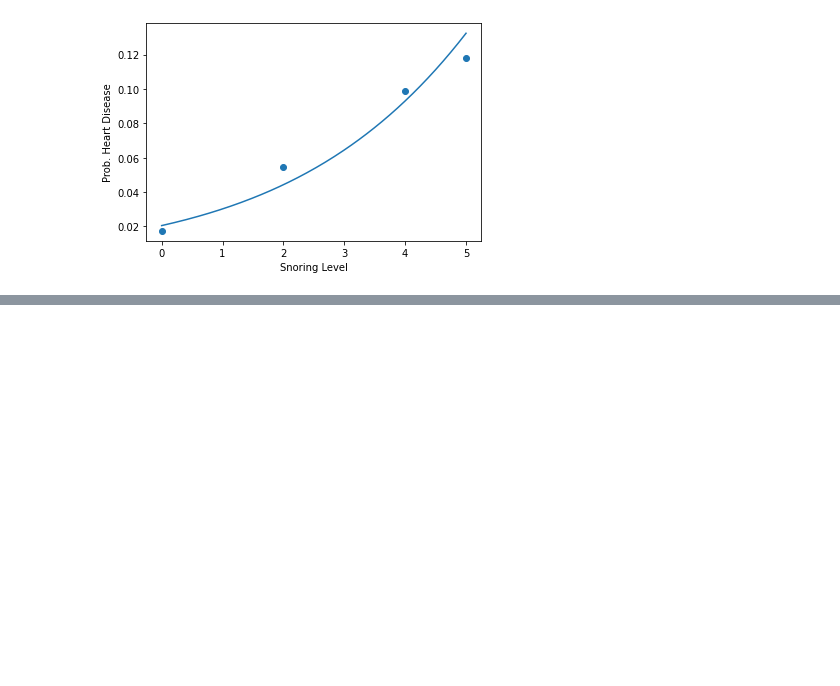
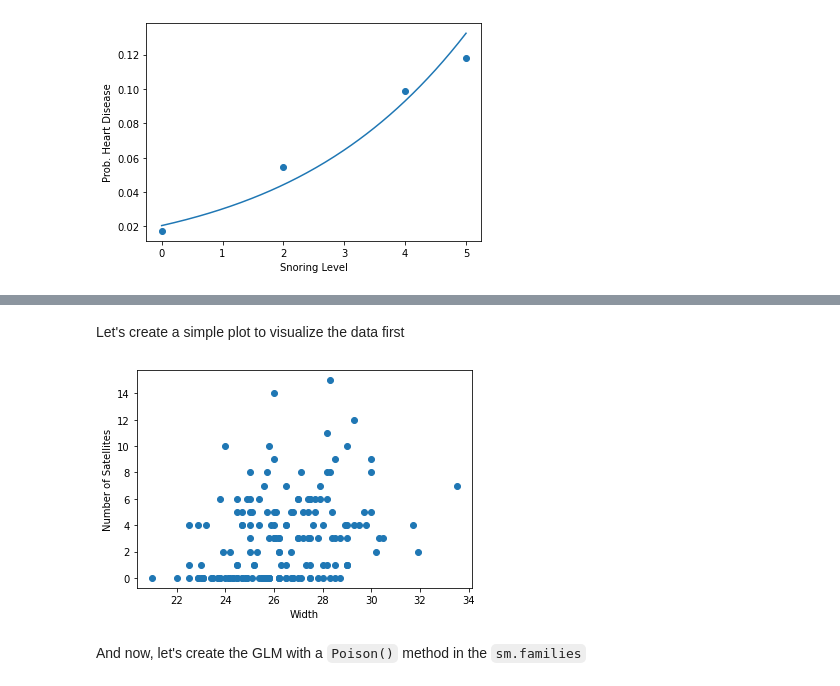
Before and after one commit to dalexa10/Python_Data_Science, a Jupyter notebook: Statistical_Modeling/GLM/generalized_linear_model.ipynb, the cells around one changed output, grey strips where cells are left out. Drawn from its saved outputs; the diff is of its cells as text; code cells hidden in the pictures; blank space fills up the shorter version.

```diff
--- a/Statistical_Modeling/GLM/generalized_linear_model.ipynb
+++ b/Statistical_Modeling/GLM/generalized_linear_model.ipynb
@@ -309,0 +322,5 @@ plt.show()
+# %%
+url_data_horse = 'https://raw.githubusercontent.com/dalexa10/Python_Data_Science/main/Statistical_Modeling/GLM/horseshoe.txt'
+horseshoe = pd.read_csv(url_data_horse, sep=' ').iloc[:, :6]  # Last column dropped, it doesn't mean anything
+horseshoe.shape
+horseshoe.head(5)
@@ -309,0 +334,12 @@ plt.show()
+# %% [markdown]
+Let's create a simple plot to visualize the data first
+# %%
+# plotting the points
+plt.scatter(horseshoe.width, horseshoe.satell)
+plt.xlabel('Width')
+plt.ylabel('Number of Satellites')
+plt.show()
+# %% [output]
+[figure, added]
+# %% [markdown]
+And now, let's create the GLM with a `Poison()` method in the `sm.families`
```
Also changed, not shown: parts of 33 cells of this notebook.
